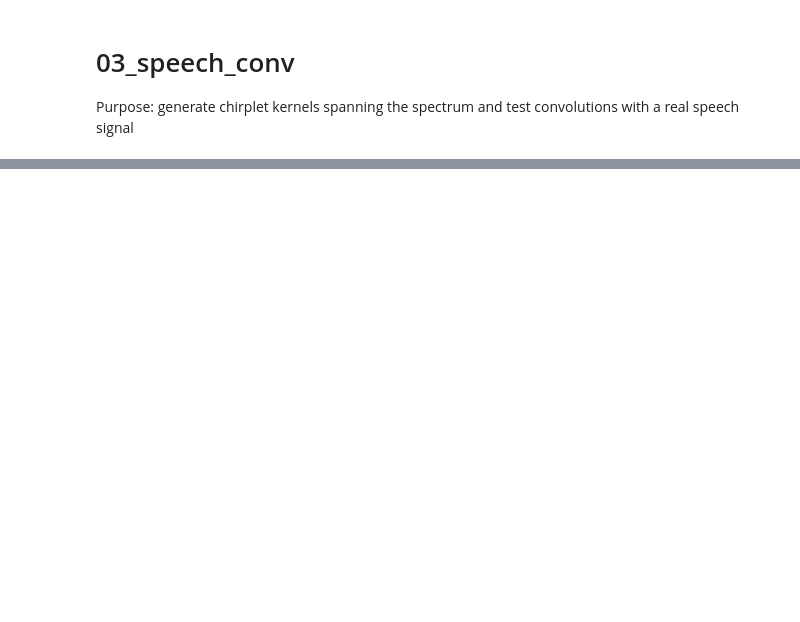
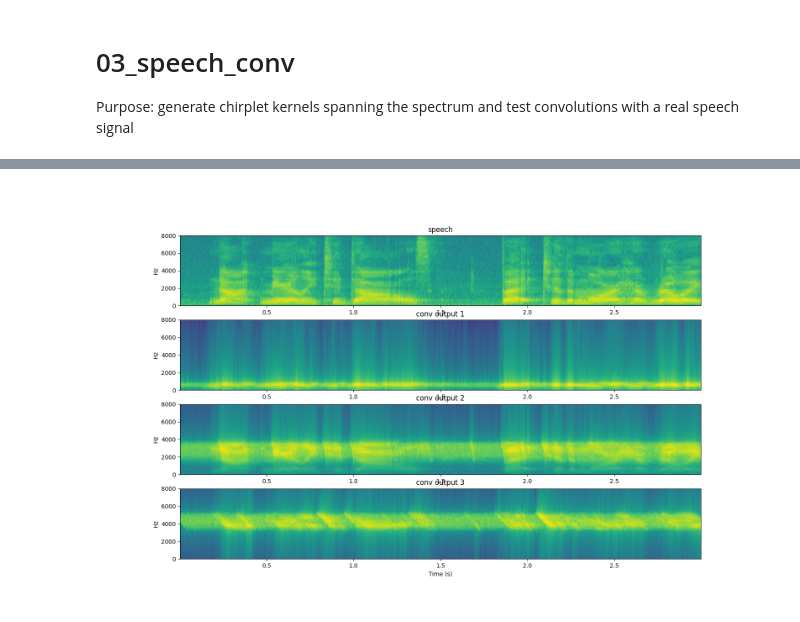
Before and after one commit to lane-miller/speech-deepfake-detection, a Jupyter notebook: 01_poc/03_speech_conv.ipynb, the cells around one changed output, grey strips where cells are left out. Saved outputs shown, nothing was run; the diff lists cells and outputs as text; code cells hidden in the pictures; blank space fills up the shorter version.

Commit message:
Complete poc 03 - conv1d speech w kernels and check outputs

```diff
--- a/01_poc/03_speech_conv.ipynb
+++ b/01_poc/03_speech_conv.ipynb
@@ -47,0 +74,39 @@ bwfc =
+# %%
+# Convolution and orientation check
+
+flip_kernel = True  # if True, reverse kernel before conv1d
+
+# conv1d expects (N, C_in, L); speech is (1, L)
+x = speech.unsqueeze(1)  # (1, 1, L)
+
+conv_outputs = []
+for chirp in chirps:
+    k = torch.from_numpy(chirp).float()
+    if flip_kernel:
+        k = k.flip(0)
+
+    w = k.view(1, 1, -1)  # (C_out, C_in, K)
+    K = w.shape[-1]
+    pad_left = (K - 1) // 2
+    pad_right = K - 1 - pad_left
+    x_pad = F.pad(x, (pad_left, pad_right))
+    y = F.conv1d(x_pad, w, stride=1)  # same: L_out = L
+    assert y.shape[-1] == x.shape[-1], "Unexpected output length produced by conv1d operation"
+    conv_outputs.append(y.squeeze(0).squeeze(0))  # (L_out,)
+
+NFFT = 128
+NOVERLAP = 112  # 87.5% overlap
+
+fig, axs = plt.subplots(4, 1, figsize=(16, 10), sharex=False)
+signals = [speech.squeeze().cpu().numpy()] + [y.cpu().numpy() for y in conv_outputs]
+titles = ['speech'] + [f'conv output {i + 1}' for i in range(len(conv_outputs))]
+
+for ax, sig, title in zip(axs, signals, titles):
+    ax.specgram(sig, NFFT=NFFT, Fs=sr, noverlap=NOVERLAP, cmap='viridis')
+    ax.set_title(title)
+    ax.set_ylabel('Hz')
+
+axs[-1].set_xlabel('Time (s)')
+plt.show()
+# %% [output]
+[figure, added]
```
Also changed, not shown: parts of 3 cells of this notebook, 1 other file.
